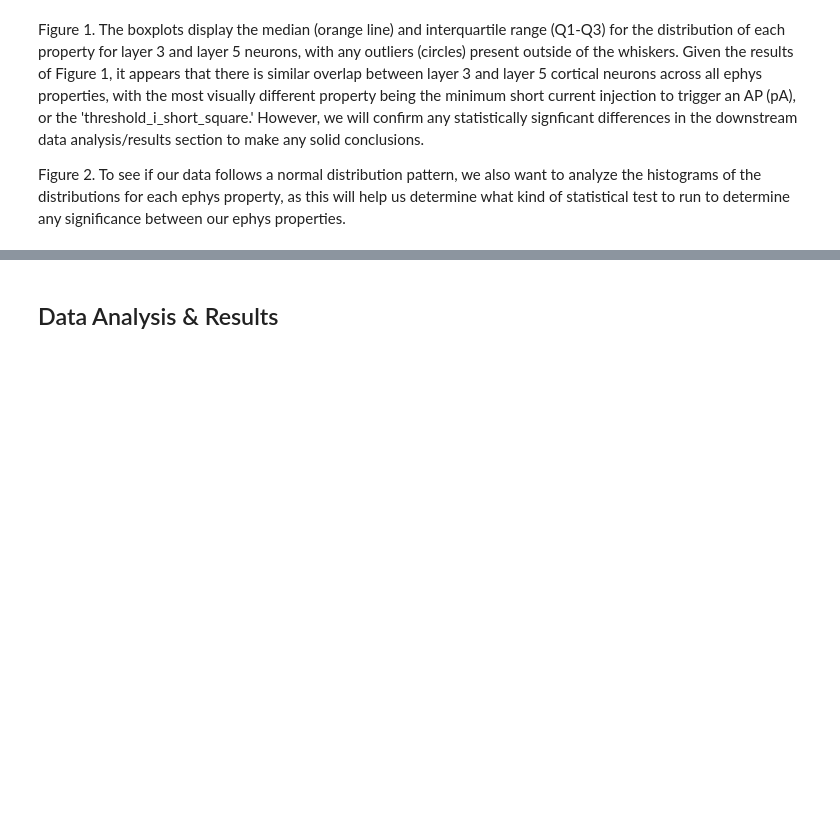
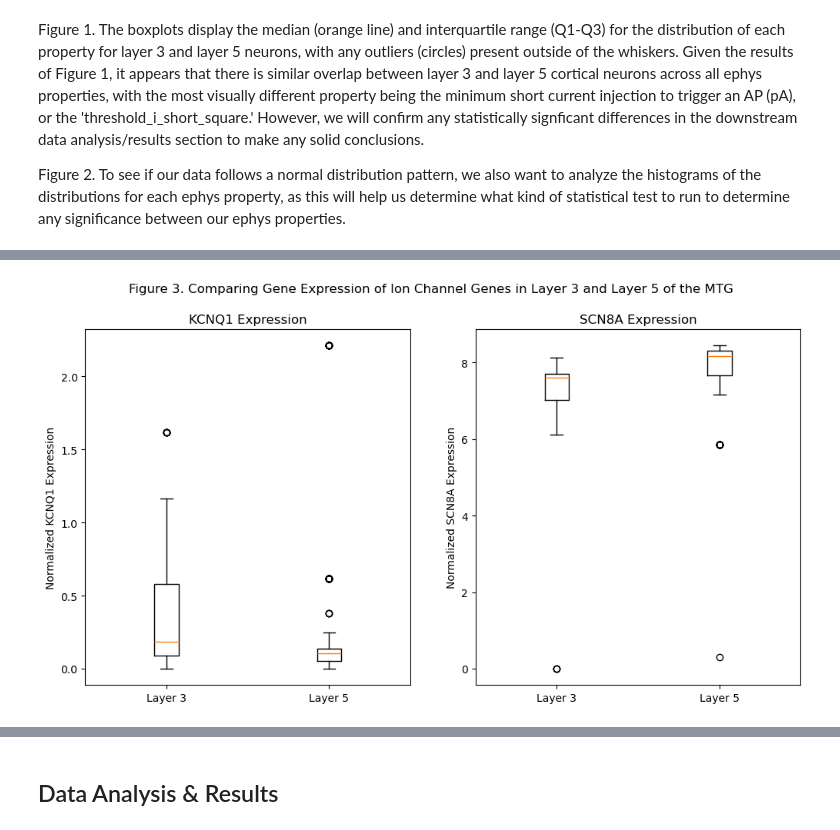
Before and after one commit to cbn003/CellTypes, a Jupyter notebook: CellTypesProject.ipynb, the cells around one changed output, grey strips where cells are left out. Saved outputs shown, nothing was run; the diff lists cells and outputs as text; code cells hidden in the pictures; blank space fills up the shorter version.

```diff
--- a/CellTypesProject.ipynb
+++ b/CellTypesProject.ipynb
@@ -354,0 +255,4 @@ MTG L3 has 3813 samples, whereas MTG L5 has 3067 samples from this Human Multipl
+# %%
+# Loading in the exon matrix using pandas and renaming the first column for clarity
+gene_df = pd.read_csv('trimmed_means.csv')
+gene_df = gene_df.rename(columns={gene_df.columns[0]: 'Gene Name'})
@@ -354,0 +261,13 @@ MTG L3 has 3813 samples, whereas MTG L5 has 3067 samples from this Human Multipl
+# %%
+# Extracting the cell 'cluster_label' from Layer 3 and Layer 5 dataframes and converting them into lists
+layer3_cells = layer3_genedf['cluster_label'].tolist()
+layer5_cells = layer5_genedf['cluster_label'].tolist()
+
+# Converting each list to a set to find the common cluster labels
+common_labels = set(layer3_cells).intersection(set(layer5_cells))
+
+# Removing any cluster labels found in both lists
+layer3_distinct_cells = [label for label in layer3_cells if label not in common_labels]
+layer5_distinct_cells = [label for label in layer5_cells if label not in common_labels]
+print("Number of Neurons in Layer 3:", len(layer3_distinct_cells))
+print("Number of Neurons in Layer 5:", len(layer5_distinct_cells))
@@ -354,0 +279,30 @@ MTG L3 has 3813 samples, whereas MTG L5 has 3067 samples from this Human Multipl
+# %%
+# Sorting the gene_df (which stores the normalized gene expression values) for KCNQ1 and SCN8A
+kcnq1_expression = gene_df[gene_df['Gene Name'] == 'KCNQ1']
+scn8a_expression = gene_df[gene_df['Gene Name'] == 'SCN8A']
+
+# Using the simplified KCNQ1 and SCN8A gene expression dataframes to filter only for cells present in Layer 3 and Layer 5
+kcnq1_layer3_expression = kcnq1_expression[layer3_distinct_cells].iloc[0]
+kcnq1_layer5_expression = kcnq1_expression[layer5_distinct_cells].iloc[0]
+
+scn8a_layer3_expression = scn8a_expression[layer3_distinct_cells].iloc[0]
+scn8a_layer5_expression = scn8a_expression[layer5_distinct_cells].iloc[0]
+
+plt.figure(figsize=(12, 6))
+
+# Creating a boxplot showing KCNQ1 gene expression between Layer 3 and Layer 5 MTG neurons
+plt.subplot(1, 2, 1)
+plt.boxplot([kcnq1_layer3_expression, kcnq1_layer5_expression], labels=['Layer 3', 'Layer 5'])
+plt.ylabel('Normalized KCNQ1 Expression')
+plt.title('KCNQ1 Expression')
+
+# Creating a boxplot showing SCN8A gene expression between Layer 3 and Layer 5 MTG neurons
+plt.subplot(1, 2, 2)
+plt.boxplot([scn8a_layer3_expression, scn8a_layer5_expression], labels=['Layer 3', 'Layer 5'])
+plt.ylabel('Normalized SCN8A Expression')
+plt.title('SCN8A Expression')
+
+plt.suptitle('Figure 3. Comparing Gene Expression of Ion Channel Genes in Layer 3 and Layer 5 of the MTG')
+plt.show()
+# %% [output]
+[figure, added]
```
Also changed, not shown: parts of 24 cells of this notebook.
